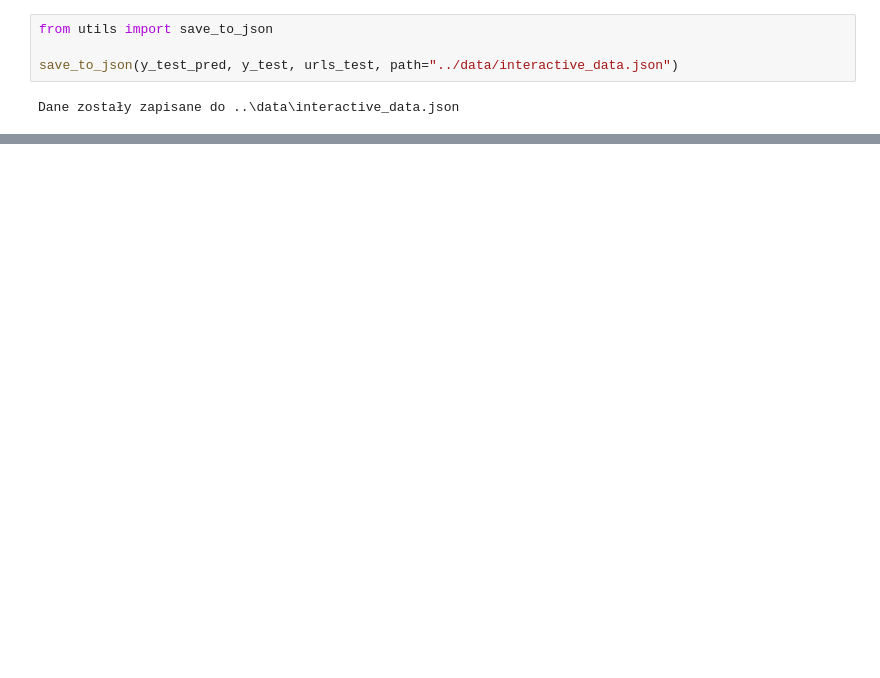
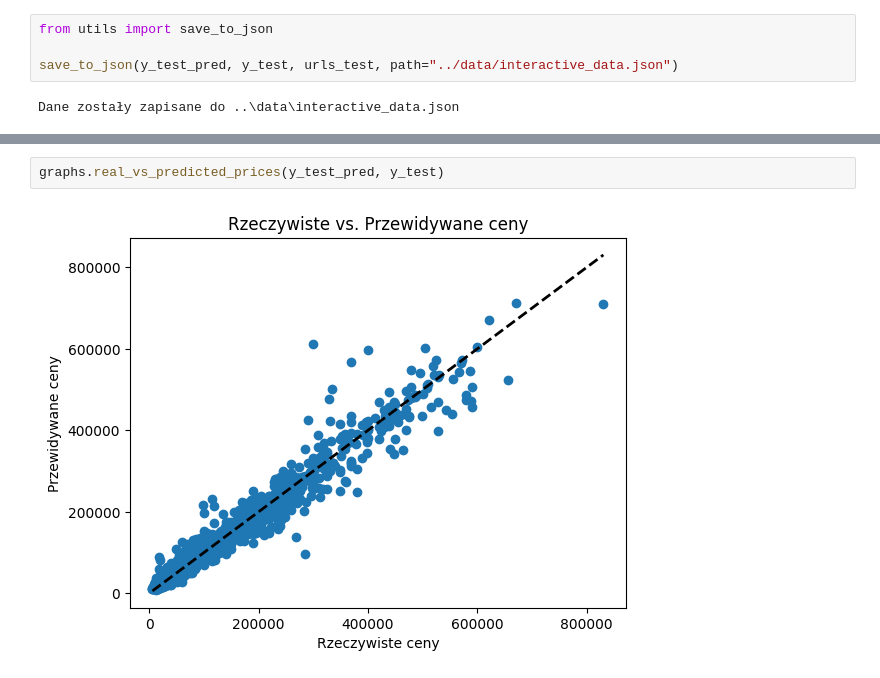
Before and after one commit to takdzik/wejherowo, a Jupyter notebook: notes/0030_tabular_xgboost_eval.ipynb, the cells around one changed output, grey strips where cells are left out. Drawn from its saved outputs; the diff is of its cells as text; blank space fills up the shorter version.

```diff
--- a/notes/0030_tabular_xgboost_eval.ipynb
+++ b/notes/0030_tabular_xgboost_eval.ipynb
@@ -61,0 +72,4 @@ graphs.plot_percentage_error_histogram(y_test_pred, y_test, 40)
+# %%
+graphs.real_vs_predicted_prices(y_test_pred, y_test)
+# %% [output]
+[figure, added]
```
Also changed, not shown: parts of 4 cells of this notebook, 13 other files.
